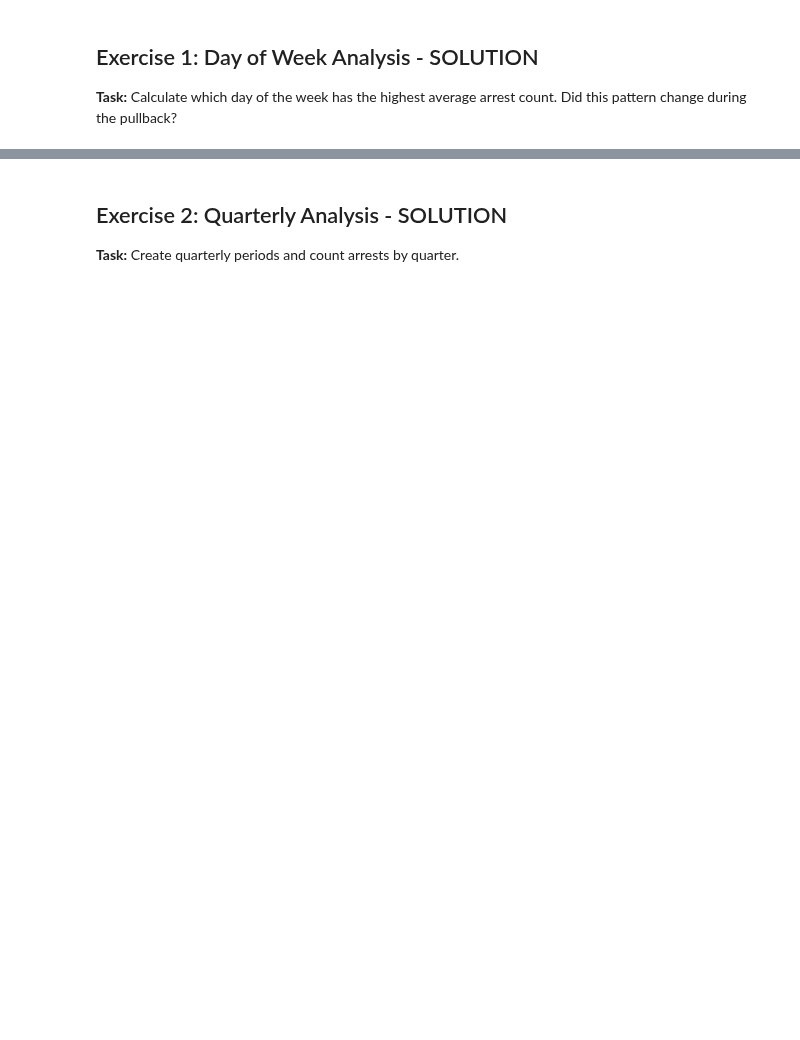
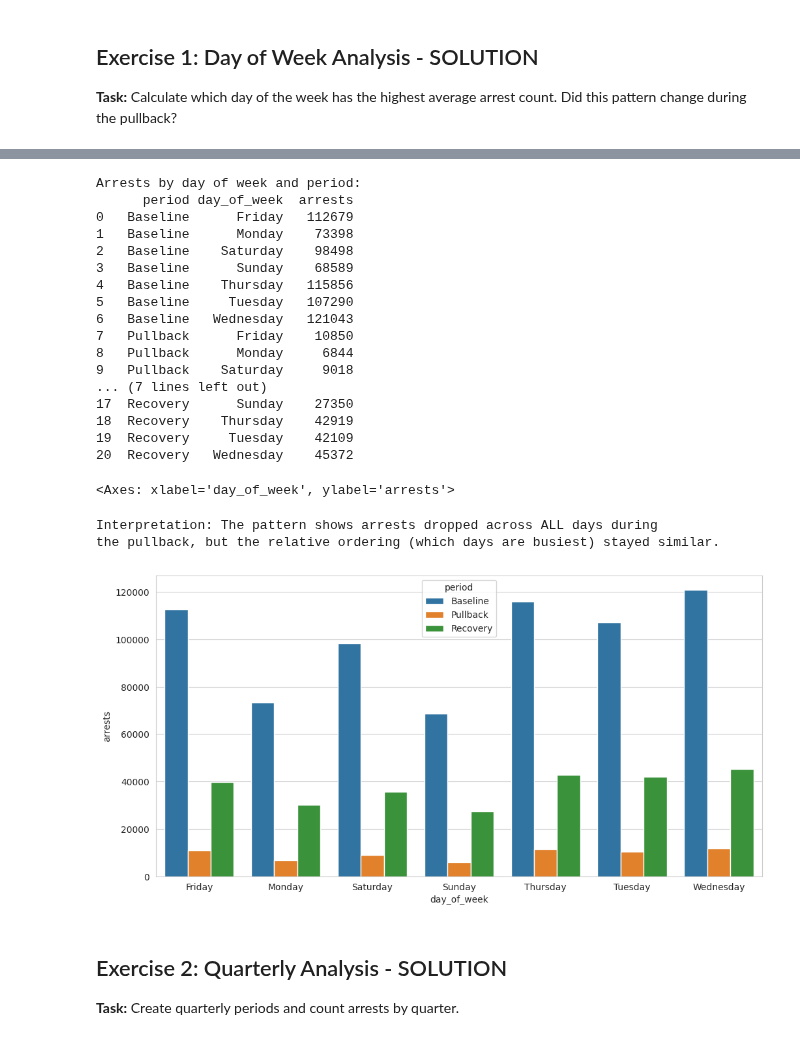
Before and after one commit to zjelveh/zjelveh.github.io, a Jupyter notebook: files/cfc/8_datetime_operations_solutions.ipynb, the cells around one changed output, grey strips where cells are left out. Drawn from its saved outputs; the diff is of its cells as text; code cells hidden in the pictures; blank space fills up the shorter version.

```diff
--- a/files/cfc/8_datetime_operations_solutions.ipynb
+++ b/files/cfc/8_datetime_operations_solutions.ipynb
@@ -720,19 +973,40 @@ print(f"\nHighest arrest day: {day_counts.index[0]} with {day_counts.values[0]:,
 # %%
 # Now check if the pattern changed during pullback
 day_period = df.groupby(['period', 'day_of_week']).size().reset_index(name='arrests')
 
 print("\nArrests by day of week and period:")
-print(day_period.pivot(index='day_of_week', columns='period', values='arrests'))
+print(day_period)
 
 # Visualize
 sns.barplot(data=day_period,
             x='day_of_week',
             y='arrests',
-            hue='period',
-            palette='Set2')
+            hue='period')
 
 print("\nInterpretation: The pattern shows arrests dropped across ALL days during")
 print("the pullback, but the relative ordering (which days are busiest) stayed similar.")
+# %% [output]
+Arrests by day of week and period:
+      period day_of_week  arrests
+0   Baseline      Friday   112679
+1   Baseline      Monday    73398
+2   Baseline    Saturday    98498
+3   Baseline      Sunday    68589
+4   Baseline    Thursday   115856
+5   Baseline     Tuesday   107290
+6   Baseline   Wednesday   121043
+7   Pullback      Friday    10850
+8   Pullback      Monday     6844
+9   Pullback    Saturday     9018
+... (7 lines left out)
+17  Recovery      Sunday    27350
+18  Recovery    Thursday    42919
+19  Recovery     Tuesday    42109
+20  Recovery   Wednesday    45372
+<Axes: xlabel='day_of_week', ylabel='arrests'>
+Interpretation: The pattern shows arrests dropped across ALL days during
+the pullback, but the relative ordering (which days are busiest) stayed similar.
+[figure, added]
 # %% [markdown]
 ## Exercise 2: Quarterly Analysis - SOLUTION
 
```
Also changed, not shown: parts of 37 cells of this notebook, 2 other files.
